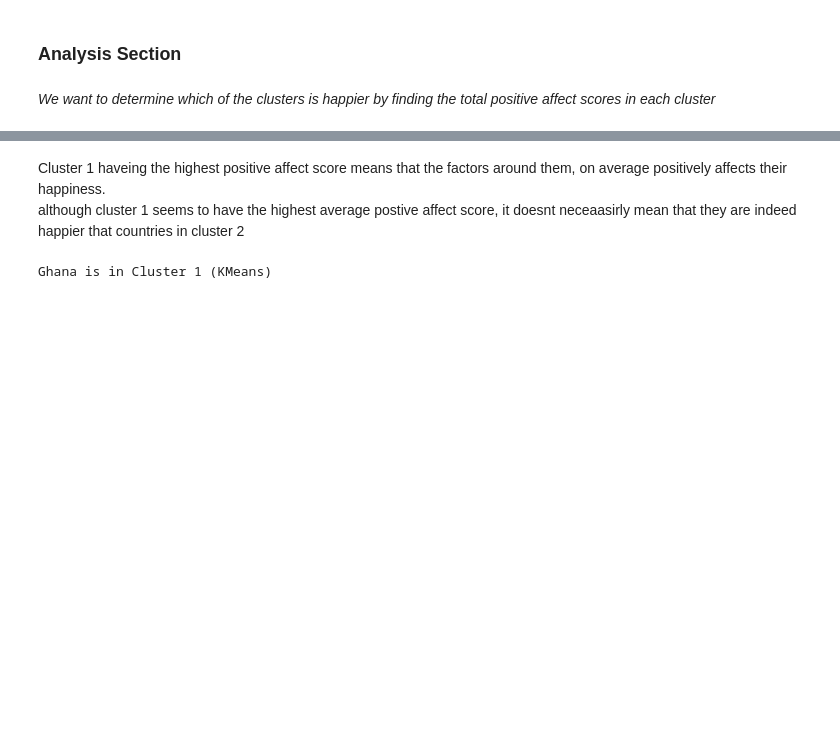
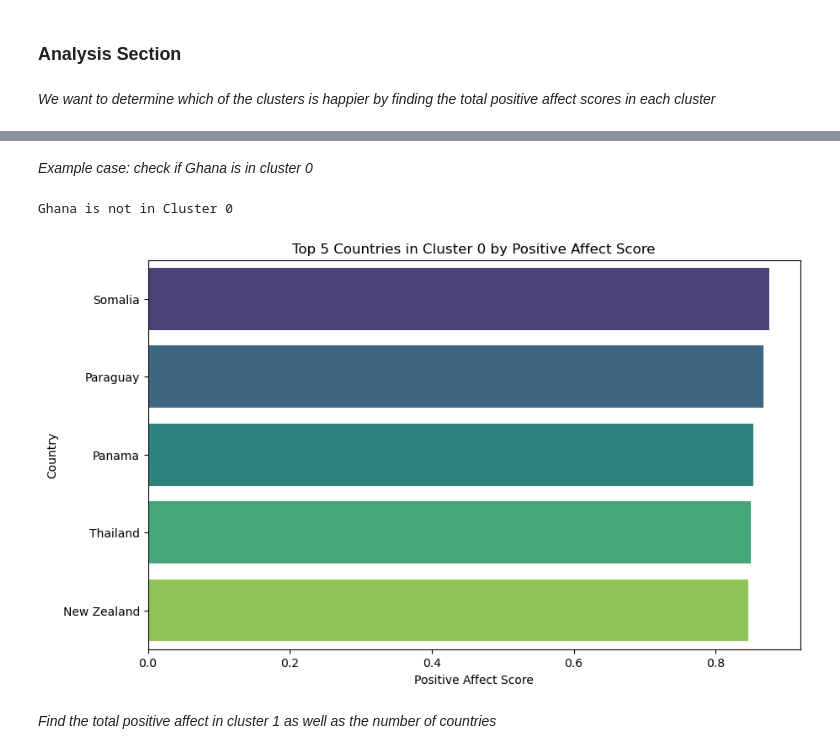
Before and after one commit to UgeneTettey/Blossom_Projects, a Jupyter notebook: unsupervised_learning/world_happiness/World-Happiness-Report.ipynb, the cells around one changed output, grey strips where cells are left out. Drawn from its saved outputs; the diff is of its cells as text; code cells hidden in the pictures; blank space fills up the shorter version.

```diff
--- a/unsupervised_learning/world_happiness/World-Happiness-Report.ipynb
+++ b/unsupervised_learning/world_happiness/World-Happiness-Report.ipynb
@@ -184,8 +184,8 @@ agg_wrld_df['cluster'] = kmeans_labels
 positive_affect_per_cluster = agg_wrld_df.groupby('cluster')['Positive affect'].sum()
 
 # Determine the happiest KMeans cluster
-happiest_kmeans_cluster = positive_affect_per_cluster.idxmax()
-happiest_kmeans_value = positive_affect_per_cluster.max()
+happiest_cluster = positive_affect_per_cluster.idxmax()
+happiest_value = positive_affect_per_cluster.max()
 
-print(f'The happiest KMeans cluster is Cluster {happiest_kmeans_cluster + 1} with total Positive affect: {happiest_kmeans_value}')
+print(f'The happiest cluster is Cluster {happiest_cluster} with total Positive affect: {happiest_value}')
 # %% [output]
@@ -224,3 +224,0 @@ Lebanon
-# %% [markdown]
-Cluster 1 haveing the highest positive affect score means that the factors around them, on average positively affects their happiness.
-although cluster 1 seems to have the highest average postive affect score, it doesnt neceaasirly mean that they are indeed happier that countries in cluster 2
@@ -235,14 +225,34 @@ although cluster 1 seems to have the highest average postive affect score, it do
-# %%
-# Example: Check if 'Ghana' is in Cluster 1 for KMeans clustering
-country_to_check = 'Ghana'
-cluster_to_check = 1
-
-# Filter and check if the country is in the specified KMeans cluster
-is_in_cluster = agg_wrld_df[(agg_wrld_df['cluster'] == cluster_to_check) & (agg_wrld_df['Country name'] == country_to_check)].shape[0] > 0
-
-if is_in_cluster:
-    print(f'{country_to_check} is in Cluster {cluster_to_check} (KMeans)')
-else:
-    print(f'{country_to_check} is not in Cluster {cluster_to_check} (KMeans)')
-# %% [output]
-Ghana is in Cluster 1 (KMeans)
+# %% [markdown]
+*Example case: check if Ghana is in cluster 0*
+# %%
+country_to_check = 'Ghana'
+
+# Filter and check if the country is in the specified KMeans cluster
+is_in_cluster = agg_wrld_df[(agg_wrld_df['cluster'] == happiest_cluster) & (agg_wrld_df['Country name'] == country_to_check)].shape[0] > 0
+
+if is_in_cluster:
+    print(f'{country_to_check} is in Cluster {happiest_cluster}')
+else:
+    print(f'{country_to_check} is not in Cluster {happiest_cluster}')
+# %% [output]
+Ghana is not in Cluster 0
+# %%
+# top 5 countries in cluster 0
+
+# Filter the DataFrame for Cluster 0
+cluster0_df = agg_wrld_df[agg_wrld_df['cluster'] == happiest_cluster]
+
+# Sort the DataFrame by 'Positive affect' in descending order to get top 5 countries
+top_5_countries = cluster0_df.nlargest(5, 'Positive affect')
+
+# Visualize the top 5 countries by positive affect score
+plt.figure(figsize=(10, 6))
+sns.barplot(x='Positive affect', y='Country name', data=top_5_countries, palette='viridis')
+plt.title(f'Top 5 Countries in Cluster {happiest_cluster} by Positive Affect Score')
+plt.xlabel('Positive Affect Score')
+plt.ylabel('Country')
+plt.show()
+# %% [output]
+[figure, added]
+# %% [markdown]
+*Find the total positive affect in cluster 1 as well as the number of countries*
```
Also changed, not shown: parts of 8 cells of this notebook.
